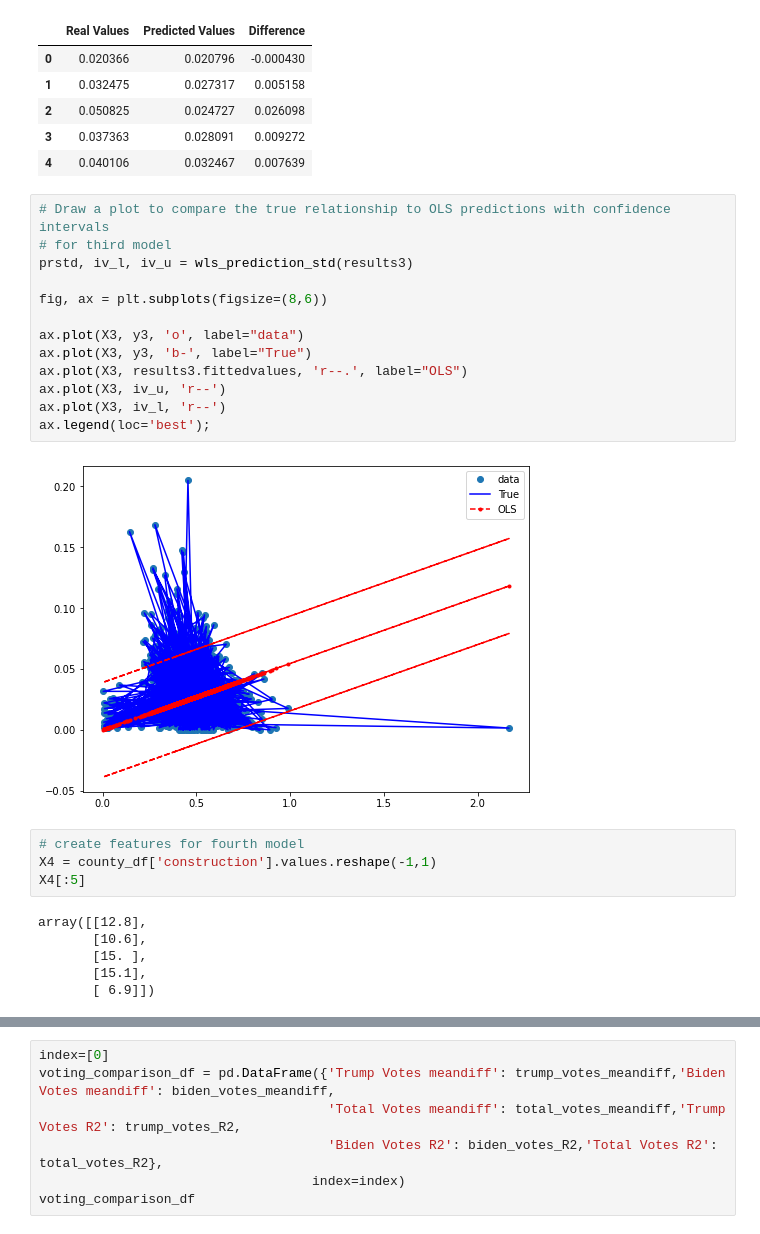
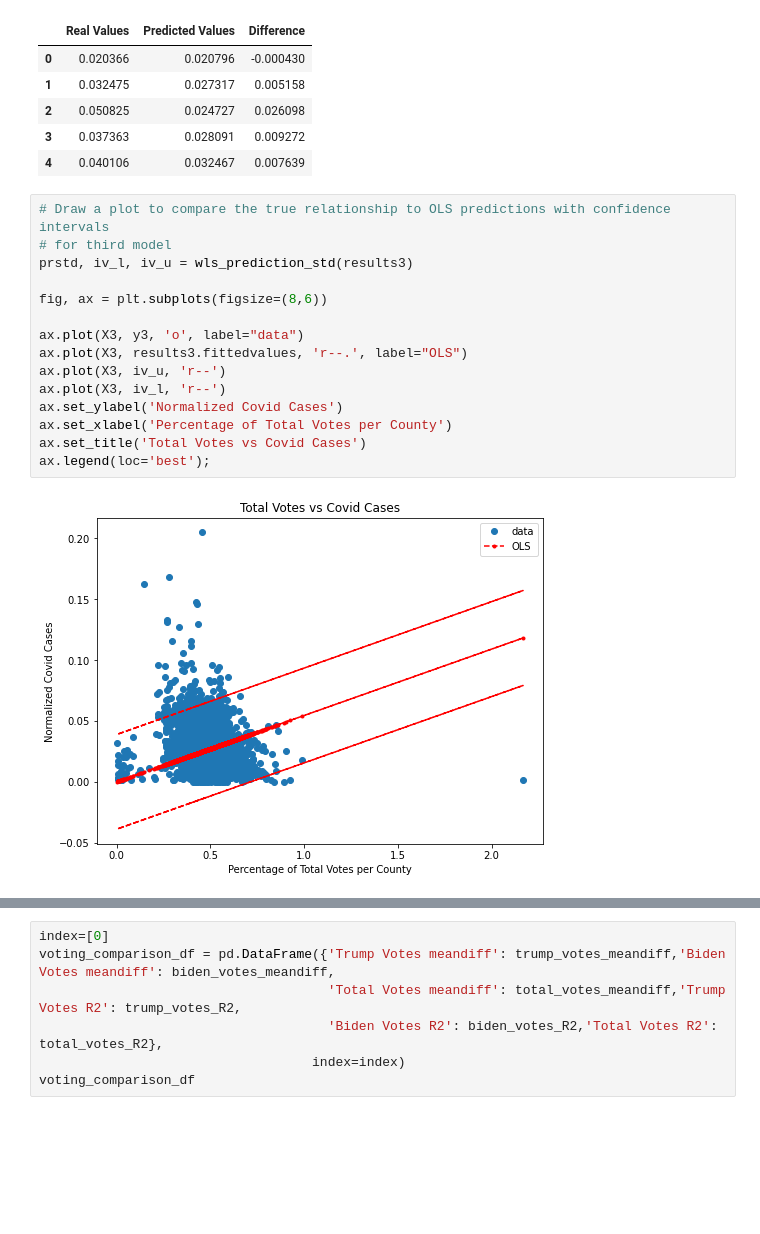
Before and after one commit to stephenanayashilliard/Covid_and_Politics, a Jupyter notebook: ml_seg2/ols_model.ipynb, the cells around one changed output, grey strips where cells are left out. Drawn from its saved outputs; the diff is of its cells as text; blank space fills up the shorter version.

```diff
--- a/ml_seg2/ols_model.ipynb
+++ b/ml_seg2/ols_model.ipynb
@@ -314,25 +316,17 @@ Mean of differences: 0.0021889205558033253
 # %%
 # Draw a plot to compare the true relationship to OLS predictions with confidence intervals
 # for third model
 prstd, iv_l, iv_u = wls_prediction_std(results3)
 
 fig, ax = plt.subplots(figsize=(8,6))
 
 ax.plot(X3, y3, 'o', label="data")
-ax.plot(X3, y3, 'b-', label="True")
 ax.plot(X3, results3.fittedvalues, 'r--.', label="OLS")
 ax.plot(X3, iv_u, 'r--')
 ax.plot(X3, iv_l, 'r--')
+ax.set_ylabel('Normalized Covid Cases')
+ax.set_xlabel('Percentage of Total Votes per County')
+ax.set_title('Total Votes vs Covid Cases')
 ax.legend(loc='best');
 # %% [output]
-[figure, old version]
+[figure, new version]
-# %%
-# create features for fourth model
-X4 = county_df['construction'].values.reshape(-1,1)
-X4[:5]
-# %% [output]
-array([[12.8],
-       [10.6],
-       [15. ],
-       [15.1],
-       [ 6.9]])
```
Also changed, not shown: parts of 17 cells of this notebook, 5 other files.
